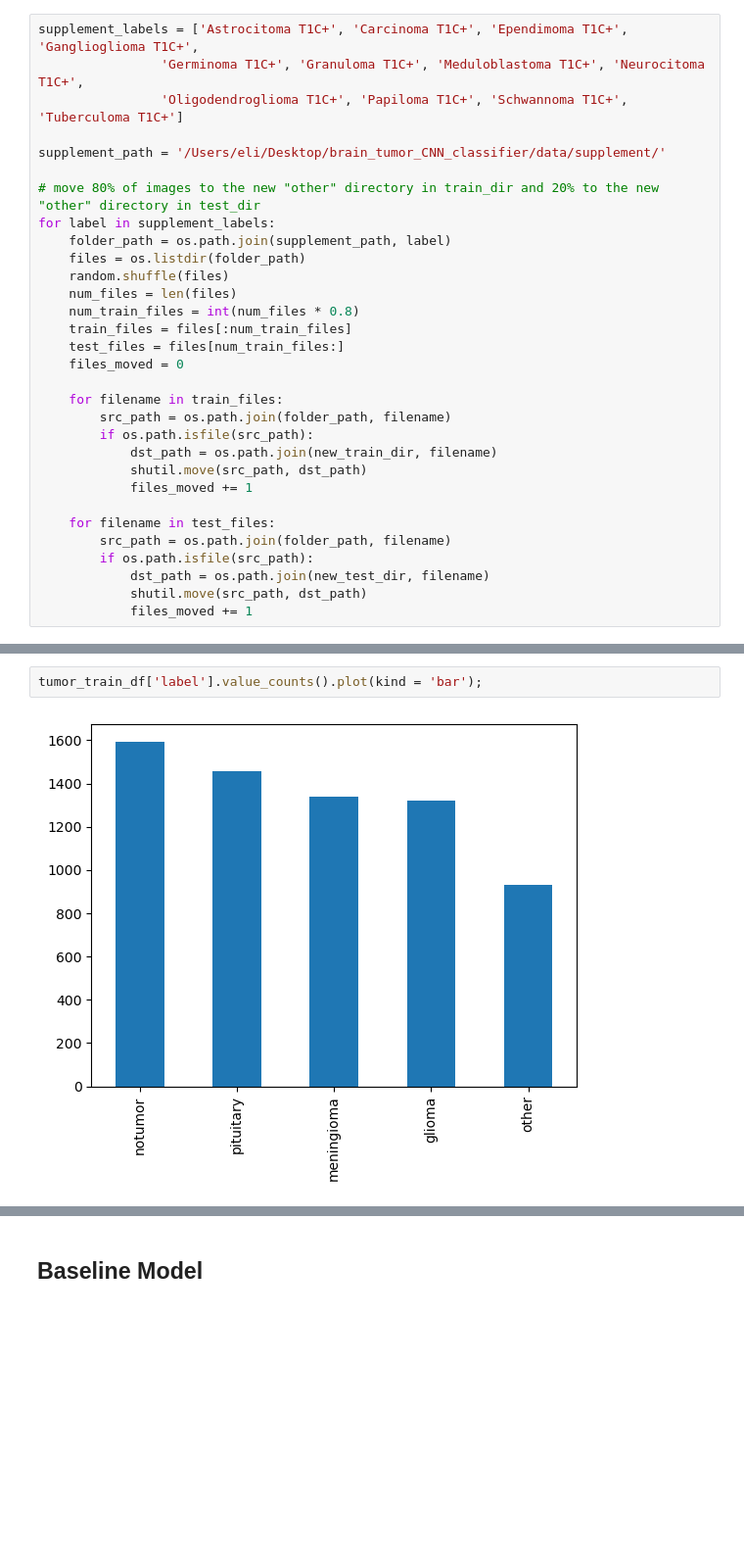
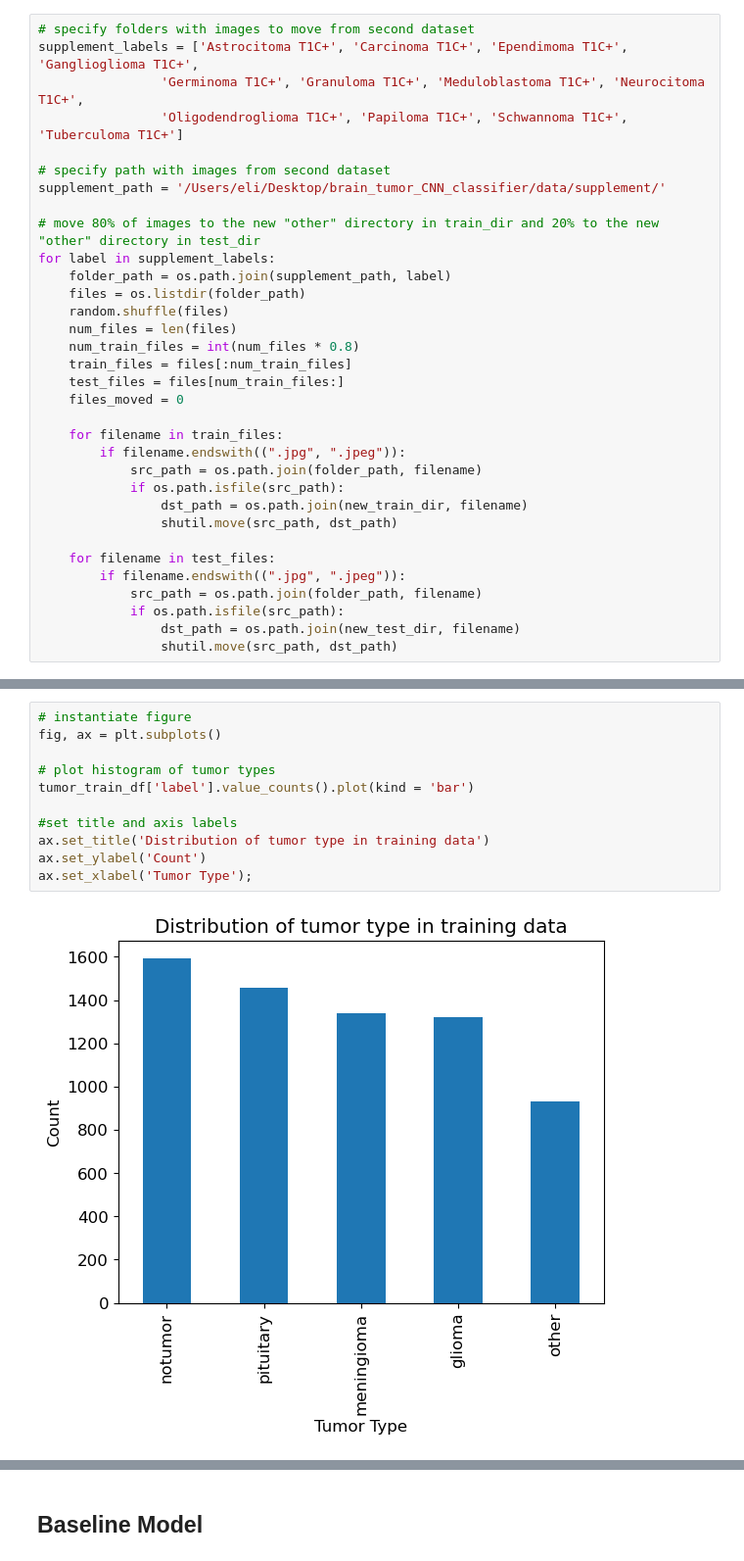
Before and after one commit to emgerber88/brain_tumor_CNN_classifier, a Jupyter notebook: Brain_Tumor_CNN_Modeling.ipynb, the cells around one changed output, grey strips where cells are left out. Shown at 98% size. Cells and saved outputs as stored; diff of their text form; blank space fills up the shorter version.

```diff
--- a/Brain_Tumor_CNN_Modeling.ipynb
+++ b/Brain_Tumor_CNN_Modeling.ipynb
@@ -67,8 +94,10 @@ if not os.path.exists(new_test_dir):
 # %%
+# specify folders with images to move from second dataset
 supplement_labels = ['Astrocitoma T1C+', 'Carcinoma T1C+', 'Ependimoma T1C+', 'Ganglioglioma T1C+',
                 'Germinoma T1C+', 'Granuloma T1C+', 'Meduloblastoma T1C+', 'Neurocitoma T1C+',
                 'Oligodendroglioma T1C+', 'Papiloma T1C+', 'Schwannoma T1C+', 'Tuberculoma T1C+']
 
+# specify path with images from second dataset
 supplement_path = '/Users/eli/Desktop/brain_tumor_CNN_classifier/data/supplement/'
 
 # move 80% of images to the new "other" directory in train_dir and 20% to the new "other" directory in test_dir
@@ -83,15 +112,15 @@ for label in supplement_labels:
     files_moved = 0
 
     for filename in train_files:
-        src_path = os.path.join(folder_path, filename)
-        if os.path.isfile(src_path):
-            dst_path = os.path.join(new_train_dir, filename)
-            shutil.move(src_path, dst_path)
-            files_moved += 1
+        if filename.endswith((".jpg", ".jpeg")):
+            src_path = os.path.join(folder_path, filename)
+            if os.path.isfile(src_path):
+                dst_path = os.path.join(new_train_dir, filename)
+                shutil.move(src_path, dst_path)
 
     for filename in test_files:
-        src_path = os.path.join(folder_path, filename)
-        if os.path.isfile(src_path):
-            dst_path = os.path.join(new_test_dir, filename)
-            shutil.move(src_path, dst_path)
-            files_moved += 1
+        if filename.endswith((".jpg", ".jpeg")):
+            src_path = os.path.join(folder_path, filename)
+            if os.path.isfile(src_path):
+                dst_path = os.path.join(new_test_dir, filename)
+                shutil.move(src_path, dst_path)
@@ -173,4 +213,13 @@ Name: label, dtype: int64
 # %%
-tumor_train_df['label'].value_counts().plot(kind = 'bar');
+# instantiate figure
+fig, ax = plt.subplots()
+
+# plot histogram of tumor types
+tumor_train_df['label'].value_counts().plot(kind = 'bar')
+
+#set title and axis labels
+ax.set_title('Distribution of tumor type in training data')
+ax.set_ylabel('Count')
+ax.set_xlabel('Tumor Type');
 # %% [output]
-[figure, old version]
+[figure, new version]
```
Also changed, not shown: parts of 71 cells of this notebook.
